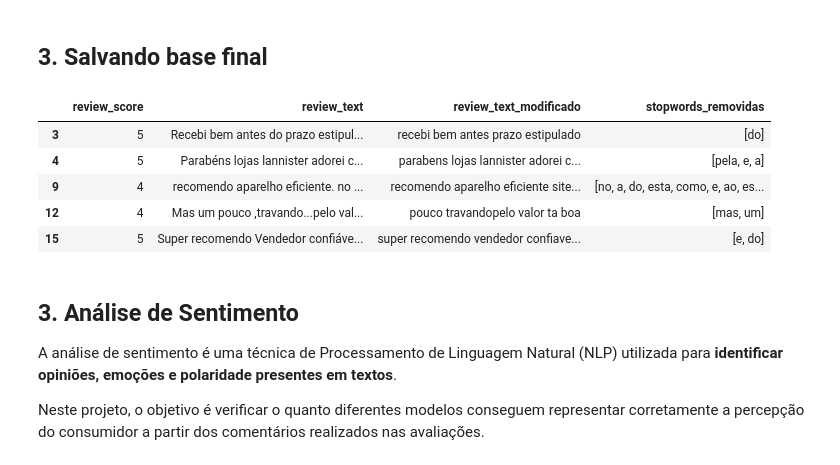
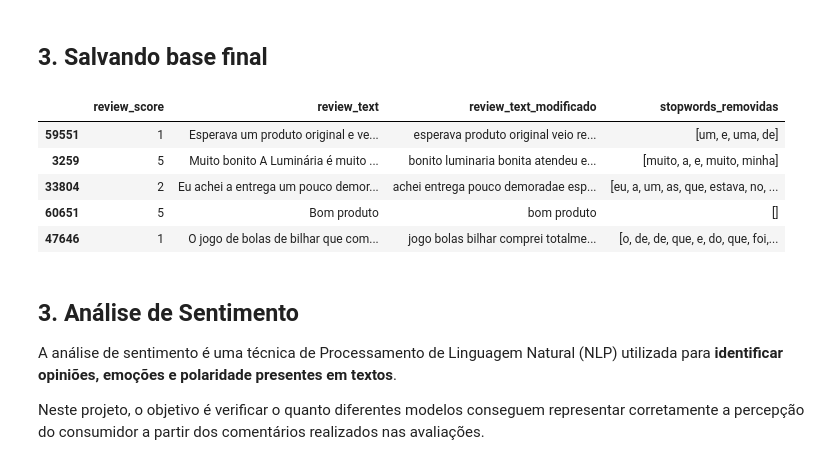
Before and after one commit to eigiihs/review-score-prediction, a Jupyter notebook: sentiment_analysis.ipynb, the cells around one changed output. Saved outputs shown, nothing was run; the diff lists cells and outputs as text; code cells hidden in the pictures.

```diff
--- a/sentiment_analysis.ipynb
+++ b/sentiment_analysis.ipynb
@@ -296,14 +295,14 @@ df_avaliacao = df_avaliacao.drop(columns=['order_id', 'review_creation_date','re
 # %% [markdown]
 ## 3. Salvando base final
 # %%
-df_avaliacao.head(5)
+df_avaliacao.sample(5, random_state=32)
 # %% [output]
 |  | review_score | review_text | review_text_modificado | stopwords_removidas |
-| 3 | 5 | Recebi bem antes do prazo estipul... | recebi bem antes prazo estipulado | [do] |
-| 4 | 5 | Parabéns lojas lannister adorei c... | parabens lojas lannister adorei c... | [pela, e, a] |
-| 9 | 4 | recomendo aparelho eficiente. no ... | recomendo aparelho eficiente site... | [no, a, do, esta, como, e, ao, es... |
-| 12 | 4 | Mas um pouco ,travando...pelo val... | pouco travandopelo valor ta boa | [mas, um] |
-| 15 | 5 | Super recomendo Vendedor confiáve... | super recomendo vendedor confiave... | [e, do] |
+| 59551 | 1 | Esperava um produto original e ve... | esperava produto original veio re... | [um, e, uma, de] |
+| 3259 | 5 | Muito bonito A Luminária é muito ... | bonito luminaria bonita atendeu e... | [muito, a, e, muito, minha] |
+| 33804 | 2 | Eu achei a entrega um pouco demor... | achei entrega pouco demoradae esp... | [eu, a, um, as, que, estava, no, ... |
+| 60651 | 5 | Bom produto | bom produto | [] |
+| 47646 | 1 | O jogo de bolas de bilhar que com... | jogo bolas bilhar comprei totalme... | [o, de, de, que, e, do, que, foi,... |
 # %%
 df_avaliacao.to_parquet("./silver/df_avaliacao.parquet")
 # %% [markdown]
```
Also changed, not shown: parts of 5 cells of this notebook, 12 other files.
